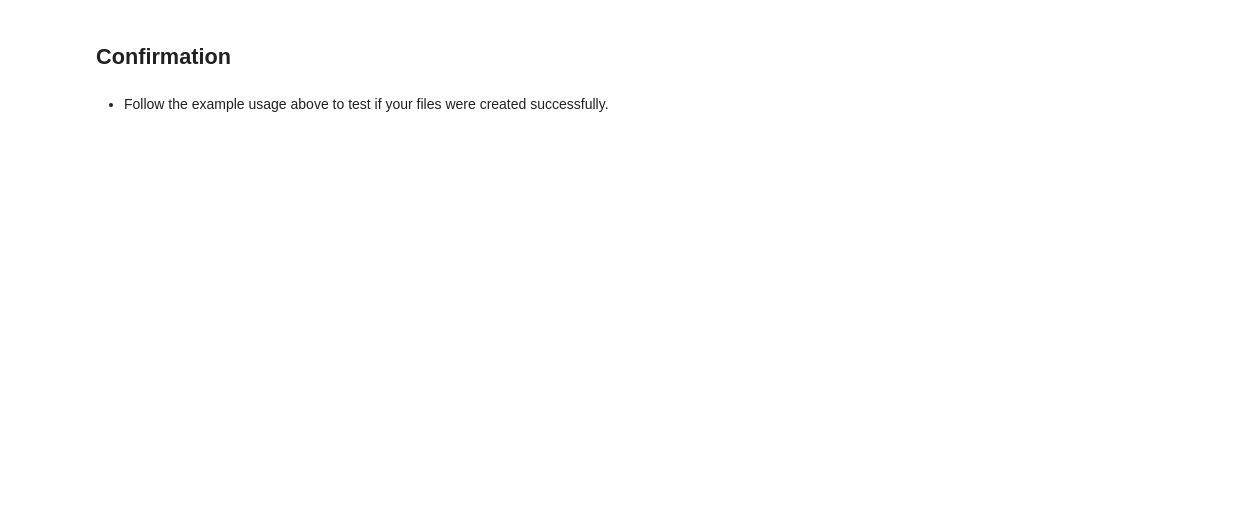
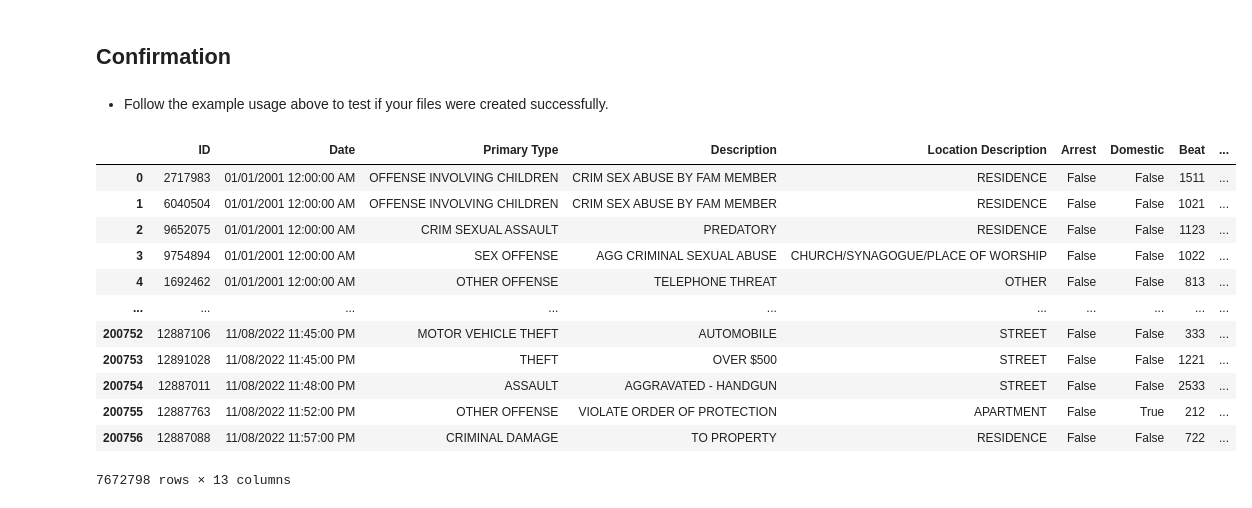
Before and after one commit to coding-dojo-data-science/preparing-chicago-crime-data, a Jupyter notebook: Workflow - Prep Chicago Crime Data.ipynb, the cells around one changed output. Cells and saved outputs as stored; diff of their text form; code cells hidden in the pictures; blank space fills up the shorter version.

```diff
--- a/Workflow - Prep Chicago Crime Data.ipynb
+++ b/Workflow - Prep Chicago Crime Data.ipynb
@@ -168,6 +379,20 @@ with open(f"{OUTPUT_FOLDER}README.txt",'w') as f:
 # %%
 import glob
 import pandas as pd
-crime_files = sorted(glob.glob(OUTPUT_FOLDER+"*.csv.gz"))
+crime_files = sorted(glob.glob(OUTPUT_FOLDER+"*.csv"))
 df = pd.concat([pd.read_csv(f) for f in crime_files])
 df
+# %% [output]
+|  | ID | Date | Primary Type | Description | Location Description | Arrest | Domestic | Beat | ... |
+| 0 | 2717983 | 01/01/2001 12:00:00 AM | OFFENSE INVOLVING CHILDREN | CRIM SEX ABUSE BY FAM MEMBER | RESIDENCE | False | False | 1511 | ... |
+| 1 | 6040504 | 01/01/2001 12:00:00 AM | OFFENSE INVOLVING CHILDREN | CRIM SEX ABUSE BY FAM MEMBER | RESIDENCE | False | False | 1021 | ... |
+| 2 | 9652075 | 01/01/2001 12:00:00 AM | CRIM SEXUAL ASSAULT | PREDATORY | RESIDENCE | False | False | 1123 | ... |
+| 3 | 9754894 | 01/01/2001 12:00:00 AM | SEX OFFENSE | AGG CRIMINAL SEXUAL ABUSE | CHURCH/SYNAGOGUE/PLACE OF WORSHIP | False | False | 1022 | ... |
+| 4 | 1692462 | 01/01/2001 12:00:00 AM | OTHER OFFENSE | TELEPHONE THREAT | OTHER | False | False | 813 | ... |
+| ... | ... | ... | ... | ... | ... | ... | ... | ... | ... |
+| 200752 | 12887106 | 11/08/2022 11:45:00 PM | MOTOR VEHICLE THEFT | AUTOMOBILE | STREET | False | False | 333 | ... |
+| 200753 | 12891028 | 11/08/2022 11:45:00 PM | THEFT | OVER $500 | STREET | False | False | 1221 | ... |
+| 200754 | 12887011 | 11/08/2022 11:48:00 PM | ASSAULT | AGGRAVATED - HANDGUN | STREET | False | False | 2533 | ... |
+| 200755 | 12887763 | 11/08/2022 11:52:00 PM | OTHER OFFENSE | VIOLATE ORDER OF PROTECTION | APARTMENT | False | True | 212 | ... |
+| 200756 | 12887088 | 11/08/2022 11:57:00 PM | CRIMINAL DAMAGE | TO PROPERTY | RESIDENCE | False | False | 722 | ... |
+7672798 rows × 13 columns
```
Also changed, not shown: parts of 27 cells of this notebook.
